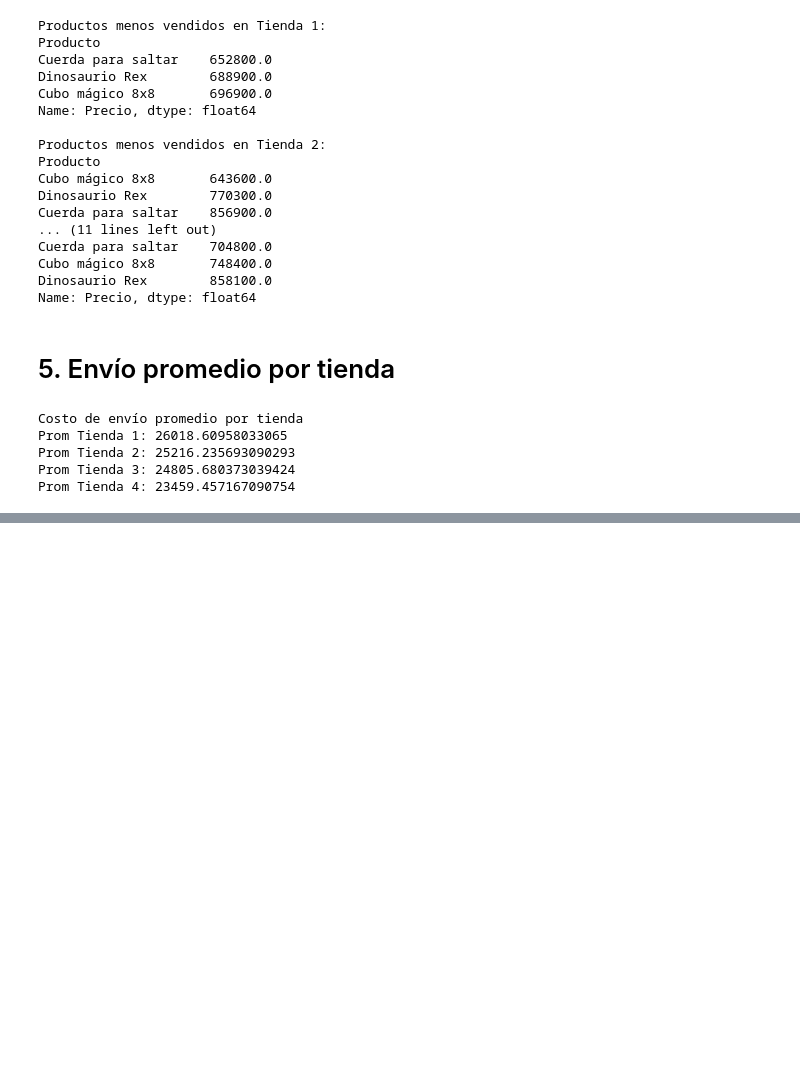
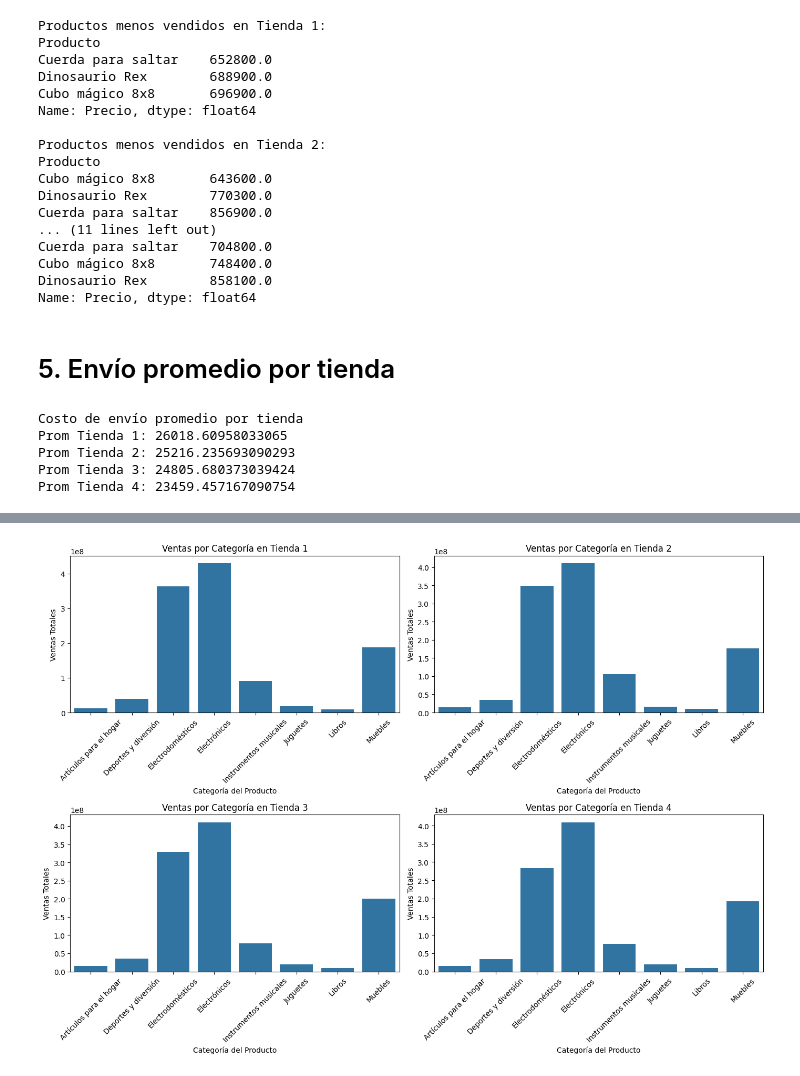
Before and after one commit to jesolav/Alura_Store_Latam, a Jupyter notebook: AluraStoreLatam.ipynb, the cells around one changed output, grey strips where cells are left out. Cells and saved outputs as stored; diff of their text form; code cells hidden in the pictures; blank space fills up the shorter version.

```diff
--- a/AluraStoreLatam.ipynb
+++ b/AluraStoreLatam.ipynb
@@ -189,0 +206,21 @@ Prom Tienda 4: 23459.457167090754
+# %%
+# 2. Gráficos de ventas por categoría para cada tienda (usando bucle para simplificar)
+
+tiendas_df = [tienda, tienda2, tienda3, tienda4]
+nombres_tiendas = ['Tienda 1', 'Tienda 2', 'Tienda 3', 'Tienda 4']
+
+fig, axes = plt.subplots(2, 2, figsize=(14, 10))
+axes = axes.flatten()
+
+for i, (df, nombre) in enumerate(zip(tiendas_df, nombres_tiendas)):
+    ventas_categoria = df.groupby('Categoría del Producto')['Precio'].sum().reset_index()
+    sns.barplot(x='Categoría del Producto', y='Precio', data=ventas_categoria, ax=axes[i])
+    axes[i].set_title(f'Ventas por Categoría en {nombre}')
+    axes[i].set_ylabel('Ventas Totales')
+    axes[i].set_xlabel('Categoría del Producto')
+    axes[i].tick_params(axis='x', rotation=45)
+
+plt.tight_layout()
+plt.show()
+# %% [output]
+[figure, added]
```
Also changed, not shown: parts of 3 cells of this notebook.
